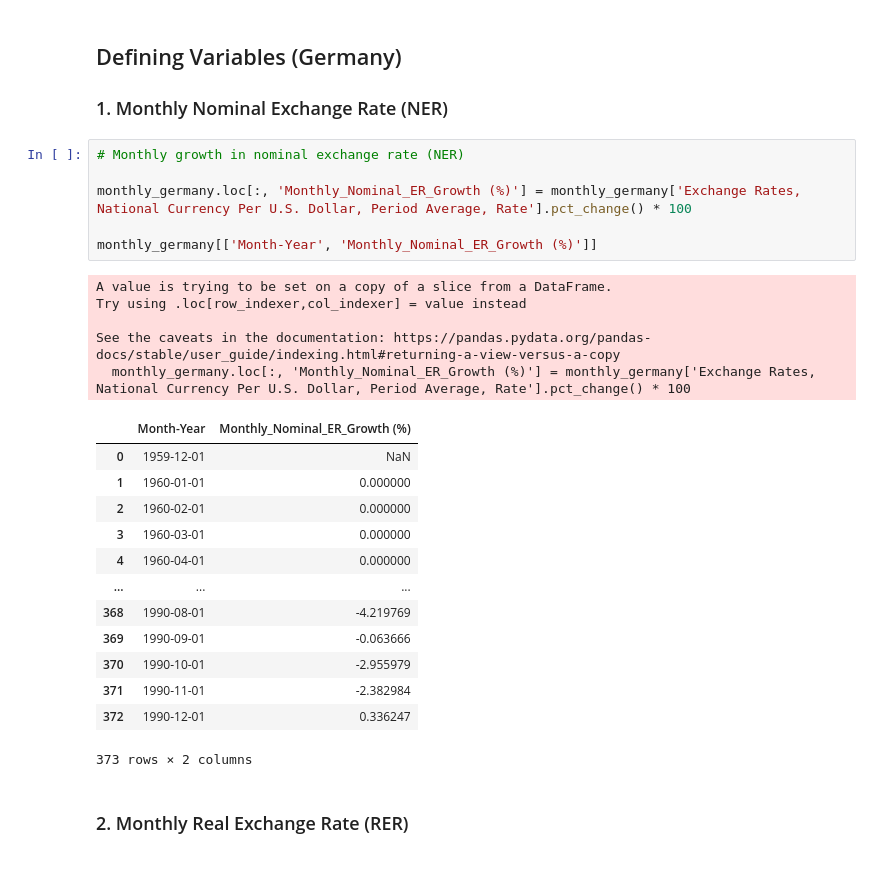
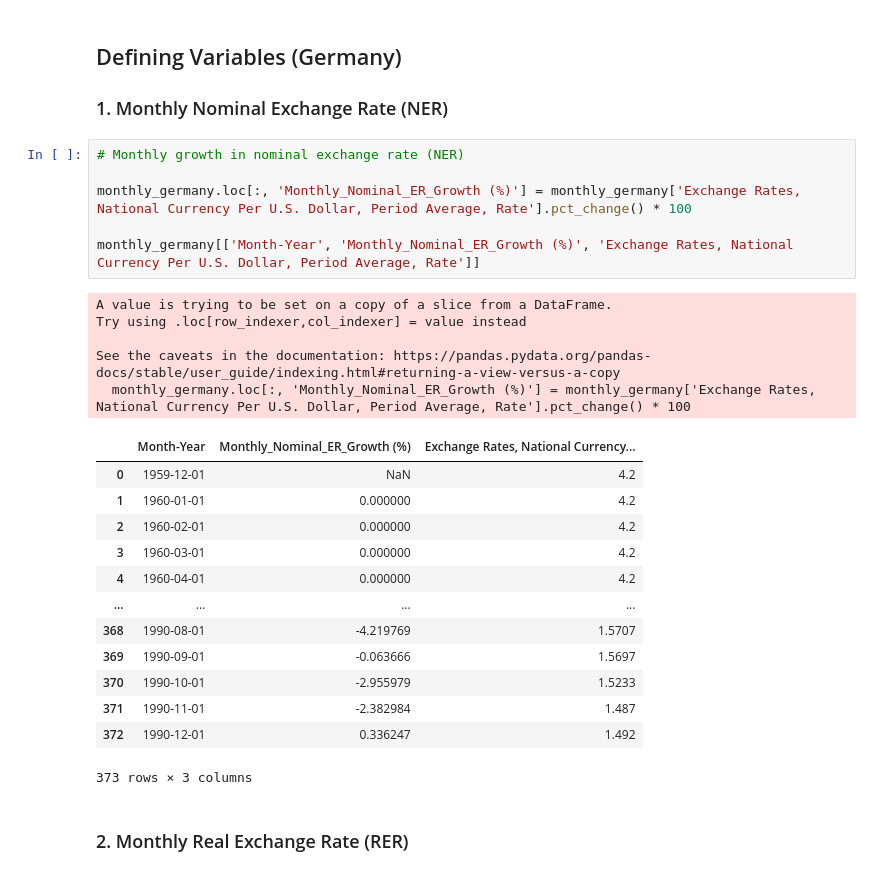
Before and after one commit to Srini-Varma/ec1b1_project, a Jupyter notebook: 4_Data Cleaning.ipynb, the cells around one changed output. Saved outputs shown, nothing was run; the diff lists cells and outputs as text.

```diff
--- a/4_Data Cleaning.ipynb
+++ b/4_Data Cleaning.ipynb
@@ -139,28 +139,28 @@ monthly_germany
 # %%
 # Monthly growth in nominal exchange rate (NER)
 
 monthly_germany.loc[:, 'Monthly_Nominal_ER_Growth (%)'] = monthly_germany['Exchange Rates, National Currency Per U.S. Dollar, Period Average, Rate'].pct_change() * 100
 
-monthly_germany[['Month-Year', 'Monthly_Nominal_ER_Growth (%)']]
+monthly_germany[['Month-Year', 'Monthly_Nominal_ER_Growth (%)', 'Exchange Rates, National Currency Per U.S. Dollar, Period Average, Rate']]
 # %% [output]
 A value is trying to be set on a copy of a slice from a DataFrame.
 Try using .loc[row_indexer,col_indexer] = value instead
 
 See the caveats in the documentation: https://pandas.pydata.org/pandas-docs/stable/user_guide/indexing.html#returning-a-view-versus-a-copy
   monthly_germany.loc[:, 'Monthly_Nominal_ER_Growth (%)'] = monthly_germany['Exchange Rates, National Currency Per U.S. Dollar, Period Average, Rate'].pct_change() * 100
-|  | Month-Year | Monthly_Nominal_ER_Growth (%) |
-| 0 | 1959-12-01 | NaN |
-| 1 | 1960-01-01 | 0.000000 |
-| 2 | 1960-02-01 | 0.000000 |
-| 3 | 1960-03-01 | 0.000000 |
-| 4 | 1960-04-01 | 0.000000 |
-| ... | ... | ... |
-| 368 | 1990-08-01 | -4.219769 |
-| 369 | 1990-09-01 | -0.063666 |
-| 370 | 1990-10-01 | -2.955979 |
-| 371 | 1990-11-01 | -2.382984 |
-| 372 | 1990-12-01 | 0.336247 |
+|  | Month-Year | Monthly_Nominal_ER_Growth (%) | Exchange Rates, National Currency... |
+| 0 | 1959-12-01 | NaN | 4.2 |
+| 1 | 1960-01-01 | 0.000000 | 4.2 |
+| 2 | 1960-02-01 | 0.000000 | 4.2 |
+| 3 | 1960-03-01 | 0.000000 | 4.2 |
+| 4 | 1960-04-01 | 0.000000 | 4.2 |
+| ... | ... | ... | ... |
+| 368 | 1990-08-01 | -4.219769 | 1.5707 |
+| 369 | 1990-09-01 | -0.063666 | 1.5697 |
+| 370 | 1990-10-01 | -2.955979 | 1.5233 |
+| 371 | 1990-11-01 | -2.382984 | 1.487 |
+| 372 | 1990-12-01 | 0.336247 | 1.492 |
-373 rows × 2 columns
+373 rows × 3 columns
 # %% [markdown]
 ### 2. Monthly Real Exchange Rate (RER)
 # %%
```
Also changed, not shown: parts of 5 cells of this notebook, 1 other file.
